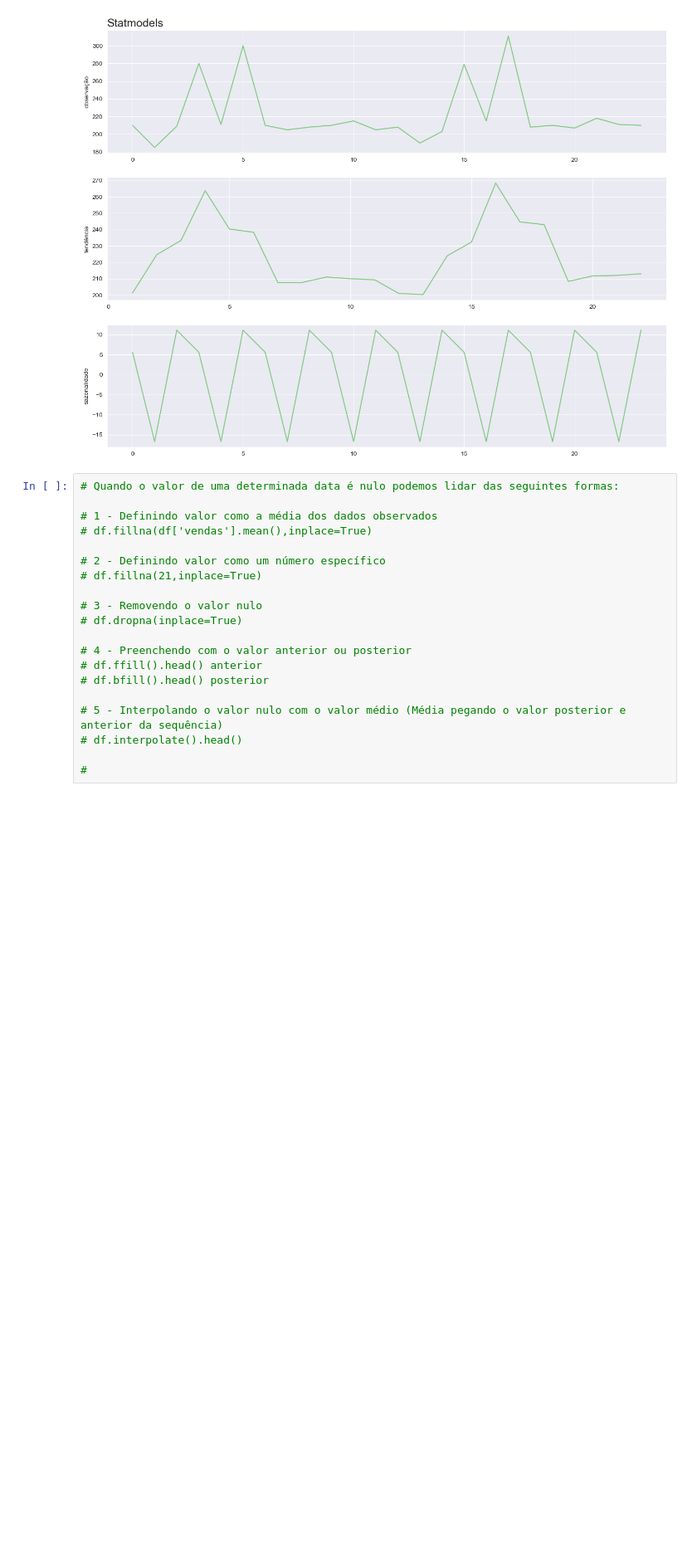
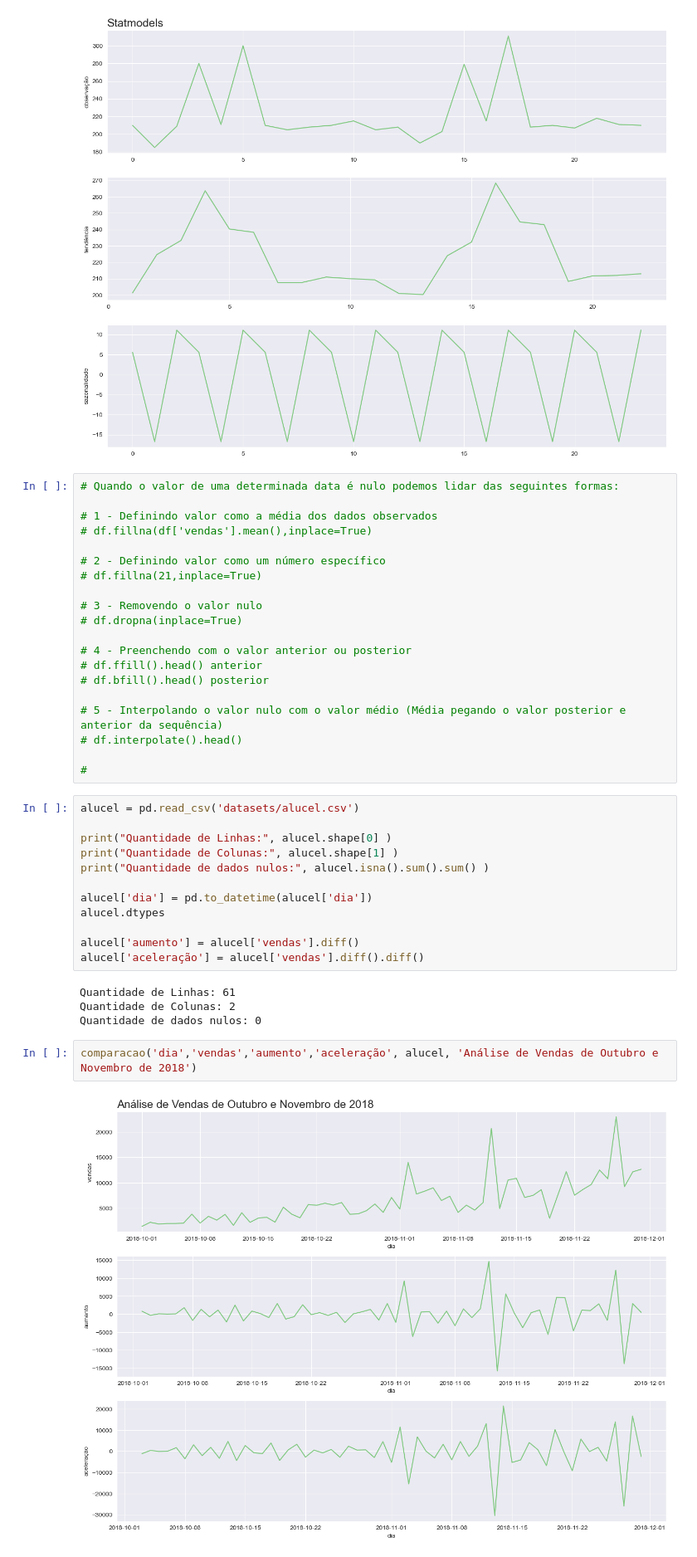
Before and after one commit to MatheusAlves-collab/Cursos-Alura, a Jupyter notebook: 1_Time_Series/Series_temporais.ipynb, the cells around one changed output. Shown at 83% size. Drawn from its saved outputs; the diff is of its cells as text; blank space fills up the shorter version.

```diff
--- a/1_Time_Series/Series_temporais.ipynb
+++ b/1_Time_Series/Series_temporais.ipynb
@@ -290,3 +290,23 @@ comparacao(df_resultado.index, 'observação', 'tendência', 'sazonalidade', df_
 # df.interpolate().head()
 
 #
+# %%
+alucel = pd.read_csv('datasets/alucel.csv')
+
+print("Quantidade de Linhas:", alucel.shape[0] )
+print("Quantidade de Colunas:", alucel.shape[1] )
+print("Quantidade de dados nulos:", alucel.isna().sum().sum() )
+
+alucel['dia'] = pd.to_datetime(alucel['dia'])
+alucel.dtypes
+
+alucel['aumento'] = alucel['vendas'].diff()
+alucel['aceleração'] = alucel['vendas'].diff().diff()
+# %% [output]
+Quantidade de Linhas: 61
+Quantidade de Colunas: 2
+Quantidade de dados nulos: 0
+# %%
+comparacao('dia','vendas','aumento','aceleração', alucel, 'Análise de Vendas de Outubro e Novembro de 2018')
+# %% [output]
+[figure, added]
```
Also changed, not shown: parts of 2 cells of this notebook.
